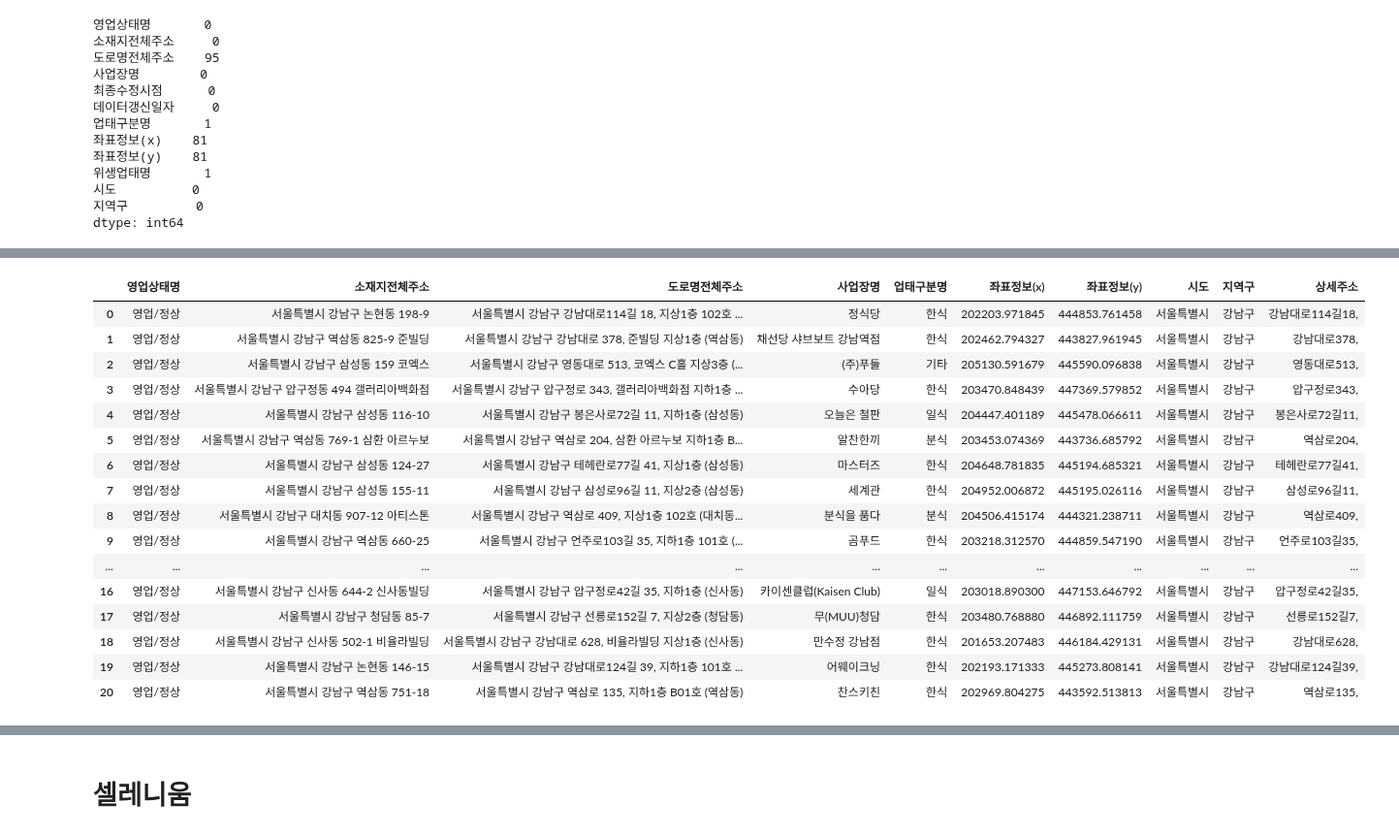
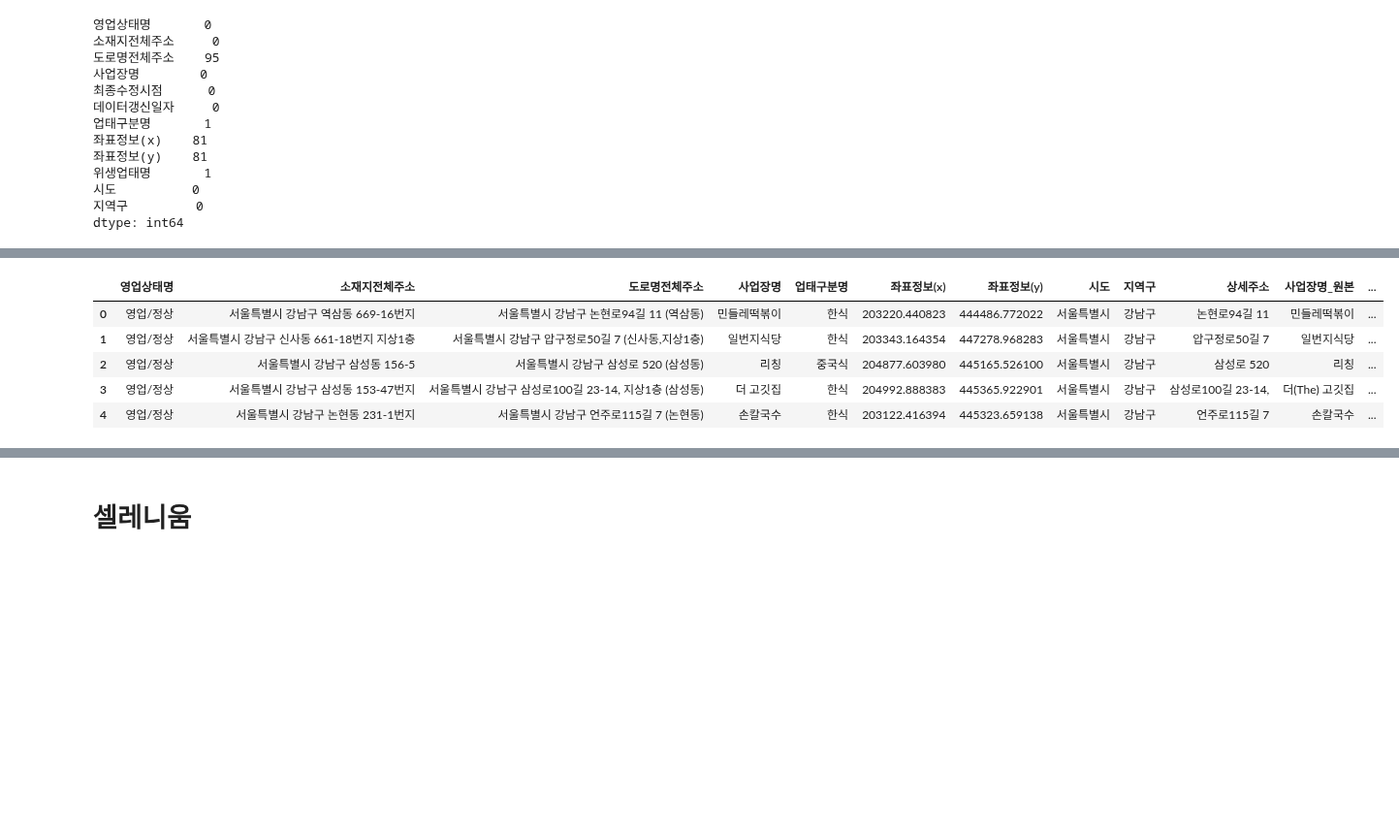
Before and after one commit to Lunch-Lab/data, a Jupyter notebook: naver_매장존재확인_크롤링.ipynb, the cells around one changed output, grey strips where cells are left out. Shown at 97% size. Cells and saved outputs as stored; diff of their text form; code cells hidden in the pictures; blank space fills up the shorter version.

```diff
--- a/naver_매장존재확인_크롤링.ipynb
+++ b/naver_매장존재확인_크롤링.ipynb
@@ -44,5 +94,5 @@ import os
 # %%
-df = pd.read_csv('date/filtered_data_서울특별시강남구.csv')
+df = pd.read_csv('./data/filtered_data_서울특별시강남구.csv')
 df.head(5)
 # %% [output]
 |  | 영업상태명 | 소재지전체주소 | 도로명전체주소 | 사업장명 | 최종수정시점 | 데이터갱신일자 | 업태구분명 | 좌표정보(x) | 좌표정보(y) | 위생업태명 | 시도 | ... |
@@ -89,3 +139,5 @@ Data columns (total 12 columns):
  11  지역구      16384 non-null  object
 dtypes: float64(2), object(10)
 memory usage: 1.5+ MB
+# %%
+df = df.iloc[6581:]
@@ -92,36 +160,35 @@ memory usage: 1.5+ MB
 # %%
 # 업태구분명 확인
 unique_values = df['업태구분명'].unique()
 unique_values
 
 # 필요없는 카테고리(카페, 술, 출장요리 등등) 제거
 제외 = ['전통찻집','호프/통닭','뷔페식','출장조리','정종/대포집/소주방','이동조리', '감성주점','까페','라이브카페','키즈카페','커피숍','편의점', '일반조리판매','아이스크림', '떡카페', '철도역구내', '푸드트럭', '과자점', '다방', '관광호텔']
 for i in 제외 :
     df = df.drop(df[df['업태구분명'] == i].index)
 
 # 필요없는 칼럼 제거
 df.drop(['최종수정시점','데이터갱신일자','위생업태명'],axis=1,inplace=True)
 
-# 도로명 주소만 추출
-df['상세주소'] = df['도로명전체주소'].apply(lambda x: x.split(' ',4)[2] if pd.notna(x) else None) + df['도로명전체주소'].apply(lambda x: x.split(' ',4)[3] if pd.notna(x) else None)
+
+# 주소 추출 (도로명이 없는 경우 소재지 주소) 및 상세주소 열 추가
+df['상세주소'] = df.apply(lambda row: ' '.join(row['도로명전체주소'].split(' ')[2:4]) if pd.notna(row['도로명전체주소']) else ' '.join(row['소재지전체주소'].split(' ')[2:4]), axis=1)
+
+# 매장명 전처리
+df['사업장명_원본'] = df['사업장명']
+df['사업장명'] = df['사업장명'].str.replace('(주)', '') # (주) 삭제
+remove_parentheses_from_column(df,'사업장명') # 매장명 간단하게 하는 함수
+df['사업장명'] = df['사업장명'].apply(remove_last_word) #~점 삭제하는 함수
+
+# 칼럼 생성
+df['검색여부'] = ''
+
 df.reset_index(inplace=True, drop=True)
-
-df.head(21)
+df.head()
 # %% [output]
-|  | 영업상태명 | 소재지전체주소 | 도로명전체주소 | 사업장명 | 업태구분명 | 좌표정보(x) | 좌표정보(y) | 시도 | 지역구 | 상세주소 |
-| 0 | 영업/정상 | 서울특별시 강남구 논현동 198-9 | 서울특별시 강남구 강남대로114길 18, 지상1층 102호 ... | 정식당 | 한식 | 202203.971845 | 444853.761458 | 서울특별시 | 강남구 | 강남대로114길18, |
-| 1 | 영업/정상 | 서울특별시 강남구 역삼동 825-9 준빌딩 | 서울특별시 강남구 강남대로 378, 준빌딩 지상1층 (역삼동) | 채선당 샤브보트 강남역점 | 한식 | 202462.794327 | 443827.961945 | 서울특별시 | 강남구 | 강남대로378, |
-| 2 | 영업/정상 | 서울특별시 강남구 삼성동 159 코엑스 | 서울특별시 강남구 영동대로 513, 코엑스 C홀 지상3층 (... | (주)푸들 | 기타 | 205130.591679 | 445590.096838 | 서울특별시 | 강남구 | 영동대로513, |
-| 3 | 영업/정상 | 서울특별시 강남구 압구정동 494 갤러리아백화점 | 서울특별시 강남구 압구정로 343, 갤러리아백화점 지하1층 ... | 수아당 | 한식 | 203470.848439 | 447369.579852 | 서울특별시 | 강남구 | 압구정로343, |
-| 4 | 영업/정상 | 서울특별시 강남구 삼성동 116-10 | 서울특별시 강남구 봉은사로72길 11, 지하1층 (삼성동) | 오늘은 철판 | 일식 | 204447.401189 | 445478.066611 | 서울특별시 | 강남구 | 봉은사로72길11, |
-| 5 | 영업/정상 | 서울특별시 강남구 역삼동 769-1 삼환 아르누보 | 서울특별시 강남구 역삼로 204, 삼환 아르누보 지하1층 B... | 알찬한끼 | 분식 | 203453.074369 | 443736.685792 | 서울특별시 | 강남구 | 역삼로204, |
-| 6 | 영업/정상 | 서울특별시 강남구 삼성동 124-27 | 서울특별시 강남구 테헤란로77길 41, 지상1층 (삼성동) | 마스터즈 | 한식 | 204648.781835 | 445194.685321 | 서울특별시 | 강남구 | 테헤란로77길41, |
-| 7 | 영업/정상 | 서울특별시 강남구 삼성동 155-11 | 서울특별시 강남구 삼성로96길 11, 지상2층 (삼성동) | 세계관 | 한식 | 204952.006872 | 445195.026116 | 서울특별시 | 강남구 | 삼성로96길11, |
-| 8 | 영업/정상 | 서울특별시 강남구 대치동 907-12 아티스톤 | 서울특별시 강남구 역삼로 409, 지상1층 102호 (대치동... | 분식을 품다 | 분식 | 204506.415174 | 444321.238711 | 서울특별시 | 강남구 | 역삼로409, |
-| 9 | 영업/정상 | 서울특별시 강남구 역삼동 660-25 | 서울특별시 강남구 언주로103길 35, 지하1층 101호 (... | 곰푸드 | 한식 | 203218.312570 | 444859.547190 | 서울특별시 | 강남구 | 언주로103길35, |
-| ... | ... | ... | ... | ... | ... | ... | ... | ... | ... | ... |
-| 16 | 영업/정상 | 서울특별시 강남구 신사동 644-2 신사동빌딩 | 서울특별시 강남구 압구정로42길 35, 지하1층 (신사동) | 카이센클럽(Kaisen Club) | 일식 | 203018.890300 | 447153.646792 | 서울특별시 | 강남구 | 압구정로42길35, |
-| 17 | 영업/정상 | 서울특별시 강남구 청담동 85-7 | 서울특별시 강남구 선릉로152길 7, 지상2층 (청담동) | 무(MUU)청담 | 한식 | 203480.768880 | 446892.111759 | 서울특별시 | 강남구 | 선릉로152길7, |
-| 18 | 영업/정상 | 서울특별시 강남구 신사동 502-1 비율라빌딩 | 서울특별시 강남구 강남대로 628, 비율라빌딩 지상1층 (신사동) | 만수정 강남점 | 한식 | 201653.207483 | 446184.429131 | 서울특별시 | 강남구 | 강남대로628, |
-| 19 | 영업/정상 | 서울특별시 강남구 논현동 146-15 | 서울특별시 강남구 강남대로124길 39, 지하1층 101호 ... | 어웨이크닝 | 한식 | 202193.171333 | 445273.808141 | 서울특별시 | 강남구 | 강남대로124길39, |
-| 20 | 영업/정상 | 서울특별시 강남구 역삼동 751-18 | 서울특별시 강남구 역삼로 135, 지하1층 B01호 (역삼동) | 찬스키친 | 한식 | 202969.804275 | 443592.513813 | 서울특별시 | 강남구 | 역삼로135, |
+|  | 영업상태명 | 소재지전체주소 | 도로명전체주소 | 사업장명 | 업태구분명 | 좌표정보(x) | 좌표정보(y) | 시도 | 지역구 | 상세주소 | 사업장명_원본 | ... |
+| 0 | 영업/정상 | 서울특별시 강남구 역삼동 669-16번지 | 서울특별시 강남구 논현로94길 11 (역삼동) | 민들레떡볶이 | 한식 | 203220.440823 | 444486.772022 | 서울특별시 | 강남구 | 논현로94길 11 | 민들레떡볶이 | ... |
+| 1 | 영업/정상 | 서울특별시 강남구 신사동 661-18번지 지상1층 | 서울특별시 강남구 압구정로50길 7 (신사동,지상1층) | 일번지식당 | 한식 | 203343.164354 | 447278.968283 | 서울특별시 | 강남구 | 압구정로50길 7 | 일번지식당 | ... |
+| 2 | 영업/정상 | 서울특별시 강남구 삼성동 156-5 | 서울특별시 강남구 삼성로 520 (삼성동) | 리칭 | 중국식 | 204877.603980 | 445165.526100 | 서울특별시 | 강남구 | 삼성로 520 | 리칭 | ... |
+| 3 | 영업/정상 | 서울특별시 강남구 삼성동 153-47번지 | 서울특별시 강남구 삼성로100길 23-14, 지상1층 (삼성동) | 더 고깃집 | 한식 | 204992.888383 | 445365.922901 | 서울특별시 | 강남구 | 삼성로100길 23-14, | 더(The) 고깃집 | ... |
+| 4 | 영업/정상 | 서울특별시 강남구 논현동 231-1번지 | 서울특별시 강남구 언주로115길 7 (논현동) | 손칼국수 | 한식 | 203122.416394 | 445323.659138 | 서울특별시 | 강남구 | 언주로115길 7 | 손칼국수 | ... |
```
Also changed, not shown: parts of 23 cells of this notebook, 2 other files.
